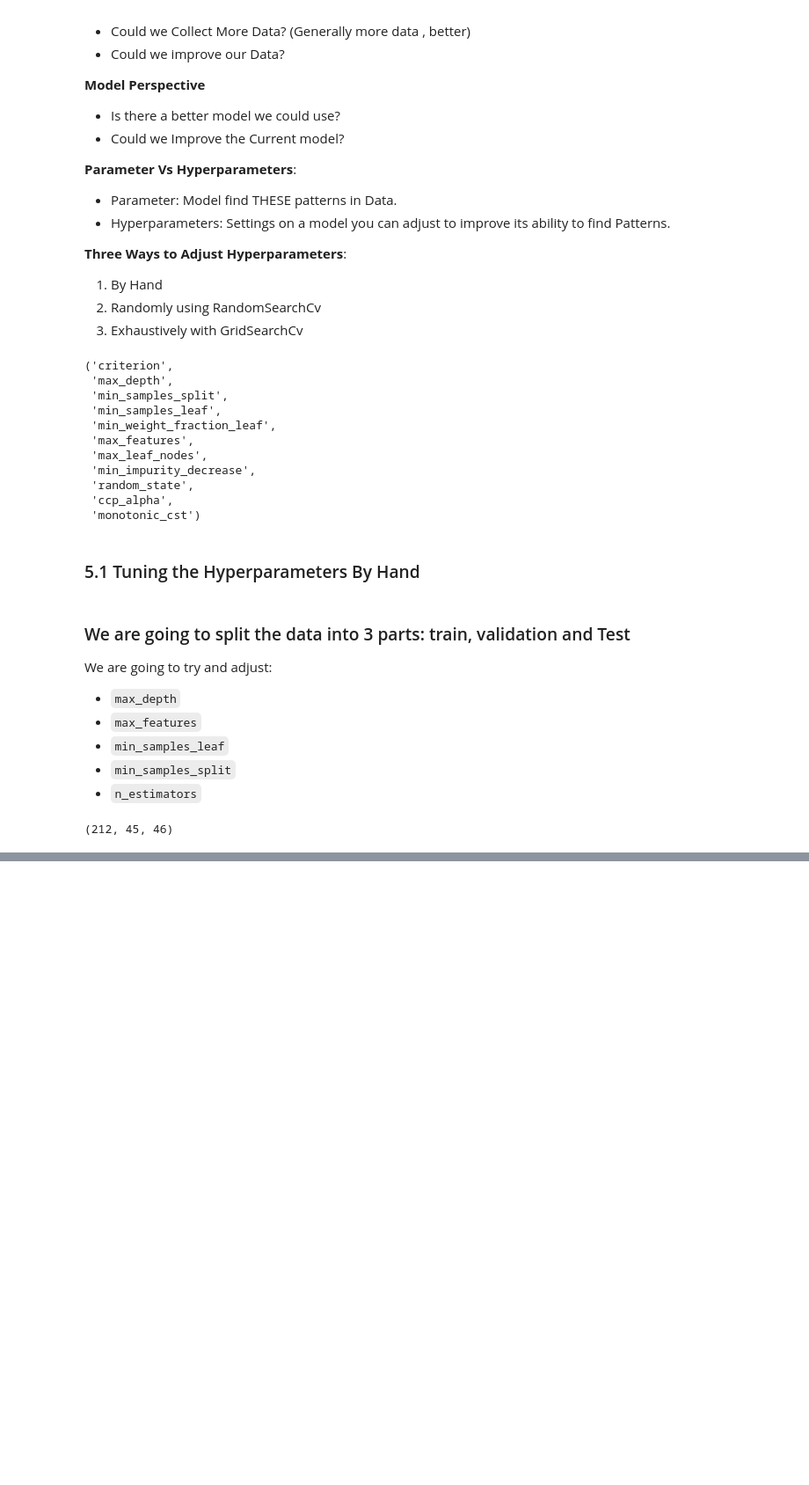
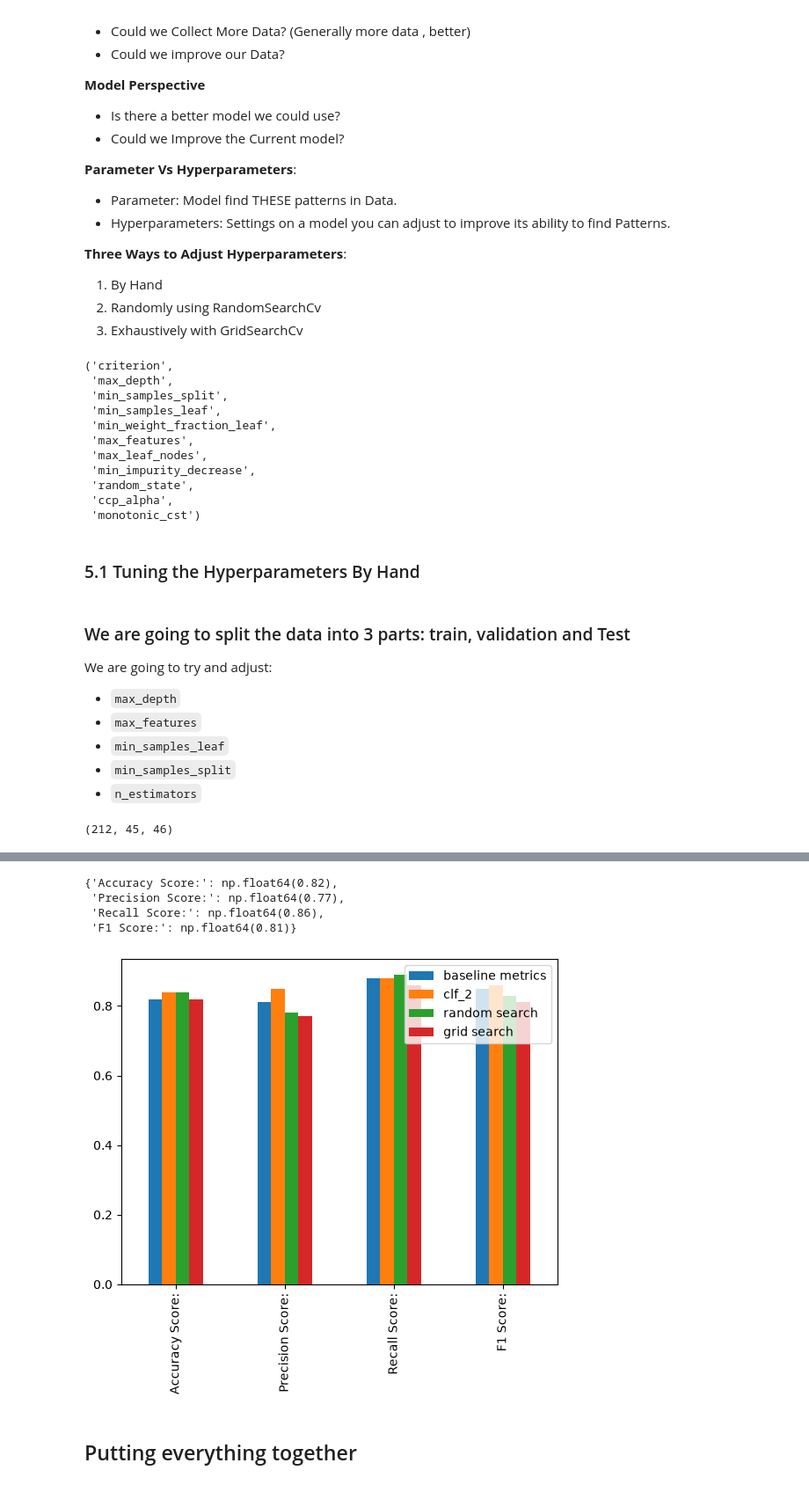
Before and after one commit to OP-Coder-Cpp/Complete-A.I.-and-Machine-Learning-Data-Science-Bootcamp, a Jupyter notebook: Introduction to Scikit Learn/Introduction_to_skLearn.ipynb, the cells around one changed output, grey strips where cells are left out. Shown at 88% size. Saved outputs shown, nothing was run; the diff lists cells and outputs as text; code cells hidden in the pictures; blank space fills up the shorter version.

```diff
--- a/Introduction to Scikit Learn/Introduction_to_skLearn.ipynb
+++ b/Introduction to Scikit Learn/Introduction_to_skLearn.ipynb
@@ -1197,0 +1287,3 @@ metrics_2
+# %%
+# Lets use our own evaluation method
+rs_clf_eva=clf_evaluation(y_test,rs_clf_y_preds)
@@ -1197,0 +1302,6 @@ metrics_2
+# %%
+grid_2={'n_estimators': [ 200, 500],
+        'max_depth': [None],
+        'max_features': ['sqrt'],
+        'min_samples_split': [4, 6],
+        'min_samples_leaf': [1, 2]}
@@ -1197,0 +1313,22 @@ metrics_2
+# %%
+from sklearn.model_selection import GridSearchCV
+
+np.random.seed(42)
+
+# Split into X & Y
+X=heart_disease_shuffled.drop("target", axis=1)
+Y=heart_disease_shuffled["target"]
+
+# Splitting into train and test Set
+x_train,x_test,y_train,y_test=train_test_split(X,Y,test_size=0.2)
+
+# Instantiating Random Forest Classifier
+clf=RandomForestClassifier()
+
+gs_clf=GridSearchCV(estimator=clf,
+                         param_grid=grid_2,
+                         cv=5,
+                         verbose=2)
+
+# Fitting the model
+gs_clf.fit(x_train,y_train)
@@ -1197,0 +1359,21 @@ metrics_2
+# %%
+gs_y_preds=gs_clf.predict(x_test)
+
+gs_clf_eva=clf_evaluation(y_test,gs_y_preds)
+gs_clf_eva
+# %% [output]
+{'Accuracy Score:': np.float64(0.82),
+ 'Precision Score:': np.float64(0.77),
+ 'Recall Score:': np.float64(0.86),
+ 'F1 Score:': np.float64(0.81)}
+# %%
+compare_metrics=pd.DataFrame({"baseline metrics":baseline_metrics,
+                              "clf_2":metrics_2,
+                              "random search":rs_clf_eva,
+                              "grid search":gs_clf_eva})
+
+compare_metrics.plot.bar();
+# %% [output]
+[figure, added]
+# %% [markdown]
+## Putting everything together
```
Also changed, not shown: parts of 22 cells of this notebook.
